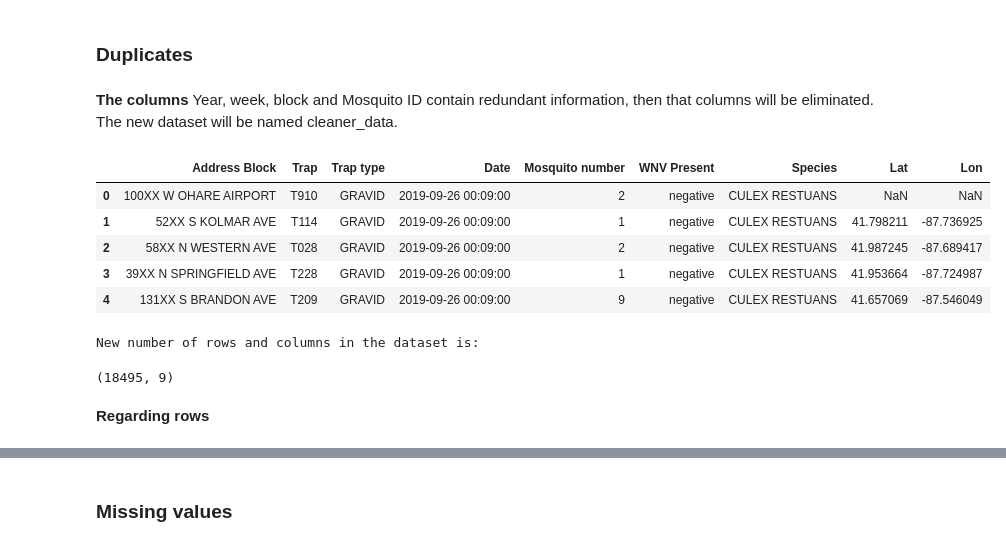
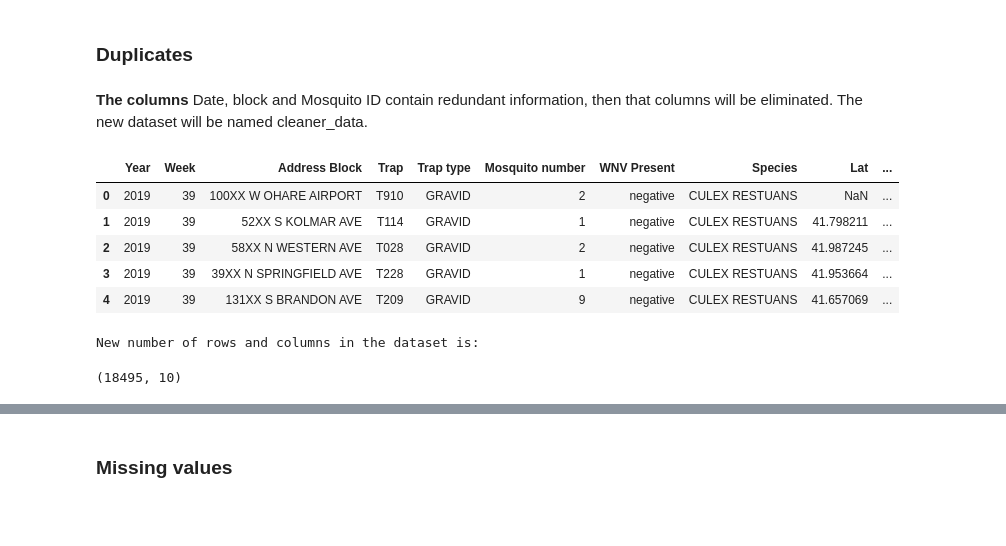
Before and after one commit to CarolMargeth/Public_Health_Case, a Jupyter notebook: Exploratory Data Analysis.ipynb, the cells around one changed output, grey strips where cells are left out. Drawn from its saved outputs; the diff is of its cells as text; code cells hidden in the pictures; blank space fills up the shorter version.

```diff
--- a/Exploratory Data Analysis.ipynb
+++ b/Exploratory Data Analysis.ipynb
@@ -58,7 +54,7 @@ plt.style.use('bmh')
 # %%
 #Load the initial dataset
 
-raw_data=pd.read_csv('/home/sergio/Downloads/Deliverable_3/mosquito_data.csv')
+raw_data=pd.read_csv('mosquito_data.csv')
 # %%
 # Visualize the first 5 rows of the dataset
 raw_data.head()
@@ -342,27 +342,25 @@ plt.show()
 # %% [markdown]
 ### Duplicates
 # %% [markdown]
-**The columns** Year, week, block and Mosquito ID contain redundant information, then that columns will be eliminated.
+**The columns** Date, block and Mosquito ID contain redundant information, then that columns will be eliminated.
 The new dataset will be named cleaner_data.
 # %%
 # Eliminate redundant columns and create a new dataset with the changes applied.
-cleaner_data = raw_data.drop(columns=['Year','Week','Block','Mosquito ID'])
+cleaner_data = raw_data.drop(columns=['Date','Block','Mosquito ID'])
 
 #Sanity check
 cleaner_data.head()
 # %% [output]
-|  | Address Block | Trap | Trap type | Date | Mosquito number | WNV Present | Species | Lat | Lon |
-| 0 | 100XX W OHARE AIRPORT | T910 | GRAVID | 2019-09-26 00:09:00 | 2 | negative | CULEX RESTUANS | NaN | NaN |
-| 1 | 52XX S KOLMAR AVE | T114 | GRAVID | 2019-09-26 00:09:00 | 1 | negative | CULEX RESTUANS | 41.798211 | -87.736925 |
-| 2 | 58XX N WESTERN AVE | T028 | GRAVID | 2019-09-26 00:09:00 | 2 | negative | CULEX RESTUANS | 41.987245 | -87.689417 |
-| 3 | 39XX N SPRINGFIELD AVE | T228 | GRAVID | 2019-09-26 00:09:00 | 1 | negative | CULEX RESTUANS | 41.953664 | -87.724987 |
-| 4 | 131XX S BRANDON AVE | T209 | GRAVID | 2019-09-26 00:09:00 | 9 | negative | CULEX RESTUANS | 41.657069 | -87.546049 |
+|  | Year | Week | Address Block | Trap | Trap type | Mosquito number | WNV Present | Species | Lat | ... |
+| 0 | 2019 | 39 | 100XX W OHARE AIRPORT | T910 | GRAVID | 2 | negative | CULEX RESTUANS | NaN | ... |
+| 1 | 2019 | 39 | 52XX S KOLMAR AVE | T114 | GRAVID | 1 | negative | CULEX RESTUANS | 41.798211 | ... |
+| 2 | 2019 | 39 | 58XX N WESTERN AVE | T028 | GRAVID | 2 | negative | CULEX RESTUANS | 41.987245 | ... |
+| 3 | 2019 | 39 | 39XX N SPRINGFIELD AVE | T228 | GRAVID | 1 | negative | CULEX RESTUANS | 41.953664 | ... |
+| 4 | 2019 | 39 | 131XX S BRANDON AVE | T209 | GRAVID | 9 | negative | CULEX RESTUANS | 41.657069 | ... |
 # %%
 #Sanity check
 print('New number of rows and columns in the dataset is:')
 cleaner_data.shape
 # %% [output]
 New number of rows and columns in the dataset is:
-(18495, 9)
+(18495, 10)
-# %% [markdown]
-**Regarding rows**
```
Also changed, not shown: parts of 41 cells of this notebook, 2 other files.
